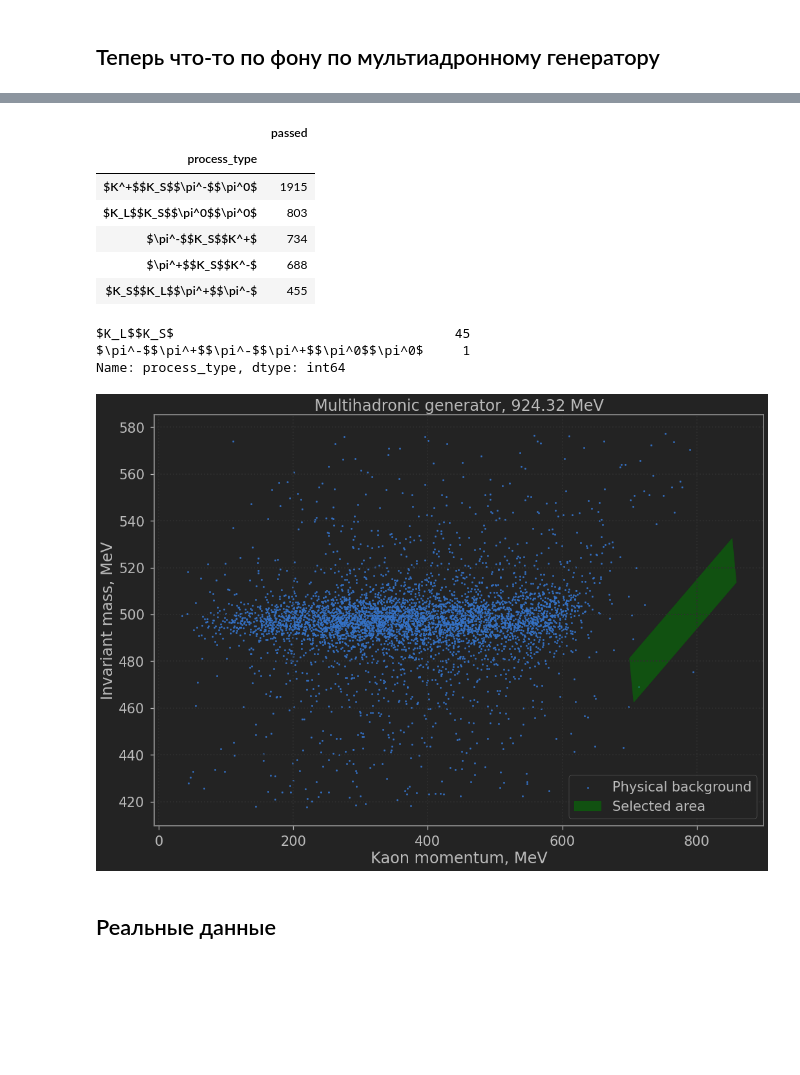
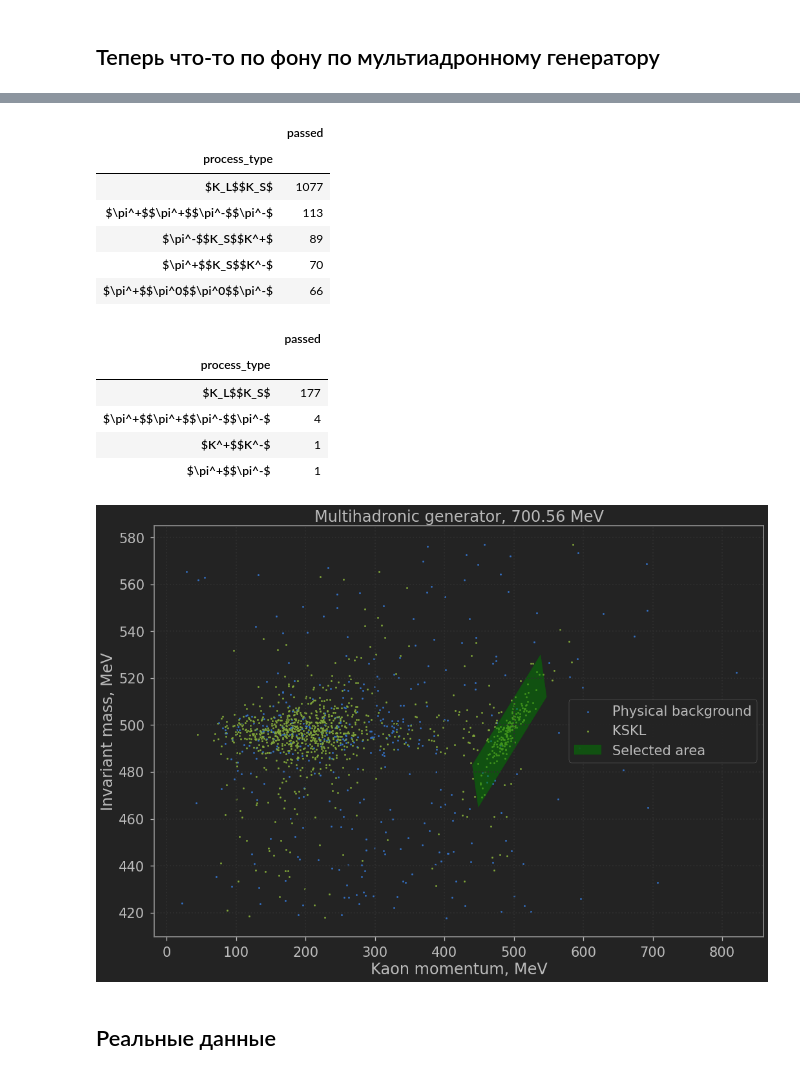
Before and after one commit to nikita-p/research, a Jupyter notebook: uproot/Journal/13. Rotated rectangle M|P.ipynb, the cells around one changed output, grey strips where cells are left out. Cells and saved outputs as stored; diff of their text form; code cells hidden in the pictures; blank space fills up the shorter version.

```diff
--- a/uproot/Journal/13. Rotated rectangle M|P.ipynb
+++ b/uproot/Journal/13. Rotated rectangle M|P.ipynb
@@ -176,7 +176,9 @@ my_style(f'Beam energy, {energy} MeV', 'Kaon momentum, MeV', 'Invariant mass, Me
 # %% [markdown]
 ## Теперь что-то по фону по мультиадронному генератору
 # %%
-df_exp = uproot.open('/spoolA/petrov/research/outputs/others/trees/924.32_45067.root')['pic_mom'].pandas.df(flatten=False)
+openfile = '/spoolA/petrov/research/outputs/others/multihadrons/trees/700.56_45657.root'
+df_exp = uproot.open(openfile)['pic_mom'].pandas.df(flatten=False)
+energy = float(re.findall(r'\d+.\d+', openfile)[0])
 # %%
 df_exp = df_exp.query('mass>400')
 # %%
@@ -202,36 +204,38 @@ df_exp.groupby('process_type').agg({'passed':'count'}).sort_values(by='passed',
 # %% [output]
 |  | passed |
 | process_type |  |
-| $K^+$$K_S$$\pi^-$$\pi^0$ | 1915 |
-| $K_L$$K_S$$\pi^0$$\pi^0$ | 803 |
-| $\pi^-$$K_S$$K^+$ | 734 |
-| $\pi^+$$K_S$$K^-$ | 688 |
-| $K_S$$K_L$$\pi^+$$\pi^-$ | 455 |
+| $K_L$$K_S$ | 1077 |
+| $\pi^+$$\pi^+$$\pi^-$$\pi^-$ | 113 |
+| $\pi^-$$K_S$$K^+$ | 89 |
+| $\pi^+$$K_S$$K^-$ | 70 |
+| $\pi^+$$\pi^0$$\pi^0$$\pi^-$ | 66 |
 # %%
-df_exp.query('passed==True')['process_type'].value_counts()
+df_exp.query('passed==True').groupby('process_type').agg({'passed':'count'}).sort_values(by='passed', ascending=False)
 # %% [output]
-$K_L$$K_S$                                    45
-$\pi^-$$\pi^+$$\pi^-$$\pi^+$$\pi^0$$\pi^0$     1
-Name: process_type, dtype: int64
+|  | passed |
+| process_type |  |
+| $K_L$$K_S$ | 177 |
+| $\pi^+$$\pi^+$$\pi^-$$\pi^-$ | 4 |
+| $K^+$$K^-$ | 1 |
+| $\pi^+$$\pi^-$ | 1 |
 # %%
 df_exp['is_kskl'] = (df_exp['process_type'] == '$K_L$$K_S$')
 # %%
 df_non = df_exp.query('is_kskl==False')
 df_k = df_exp.query('is_kskl==True')
 
 plt.scatter(df_non.momentum, df_non.mass, s=7, label='Physical background')
-# plt.scatter(df_k.momentum, df_k.mass, s=7, label='KSKL')
-energy = 924.32
+plt.scatter(df_k.momentum, df_k.mass, s=7, label='KSKL')
 ang, s1, s2, m0, p0 = \
-    rot_ang_fit(energy*2e-3, *m.np_values()), \
-    s1_fit(energy*2e-3, *m_s1.np_values()), 10, 497.6, np.sqrt(energy**2 - 497.6**2)
+    rot_ang_fit(energy*2e-3, 0.732, 0.205, 0.140), \
+    s1_fit(energy*2e-3, 0.5, 29.201, 0.955), 10, 497.6, np.sqrt(energy**2 - 497.6**2)
 xx = np.linspace(p0-100, p0+100, 500)
 plt.fill_between(xx, f0(xx), f1(xx), where=f0(xx)<f1(xx), color='green', alpha=0.5, label="Selected area")
 plt.legend()
 my_style(f'Multihadronic generator, {energy} MeV', 'Kaon momentum, MeV', 'Invariant mass, MeV')
 # plt.savefig('outputs/images/13_multi924.png', dpi=200)
 # %% [output]
-[figure, old version]
+[figure, new version]
 # %% [markdown]
 ## Реальные данные
 # %%
```
Also changed, not shown: parts of 1 cell of this notebook, 9 other files.
